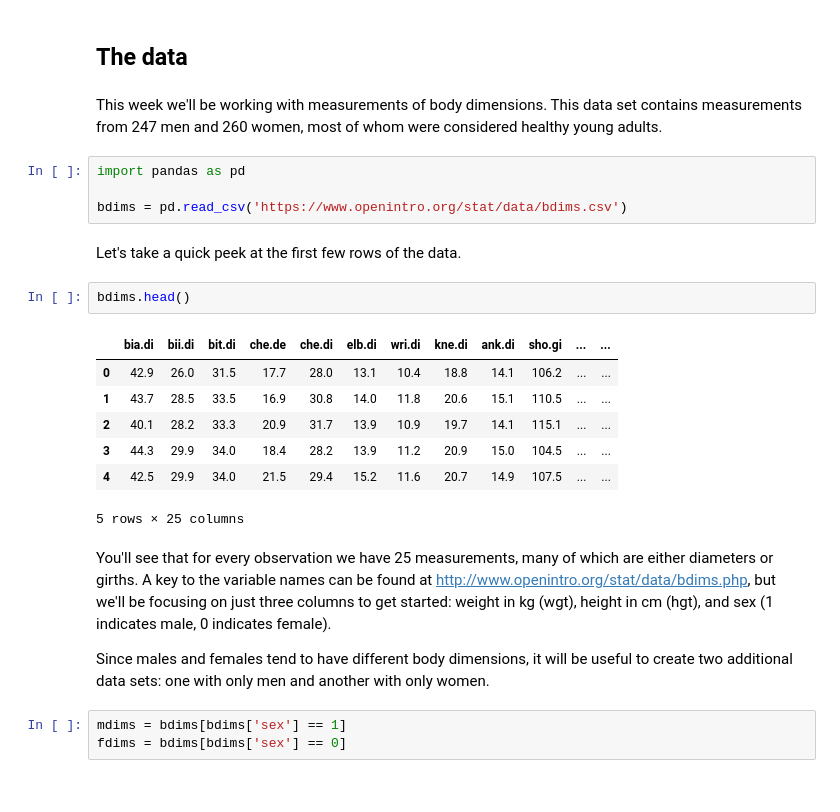
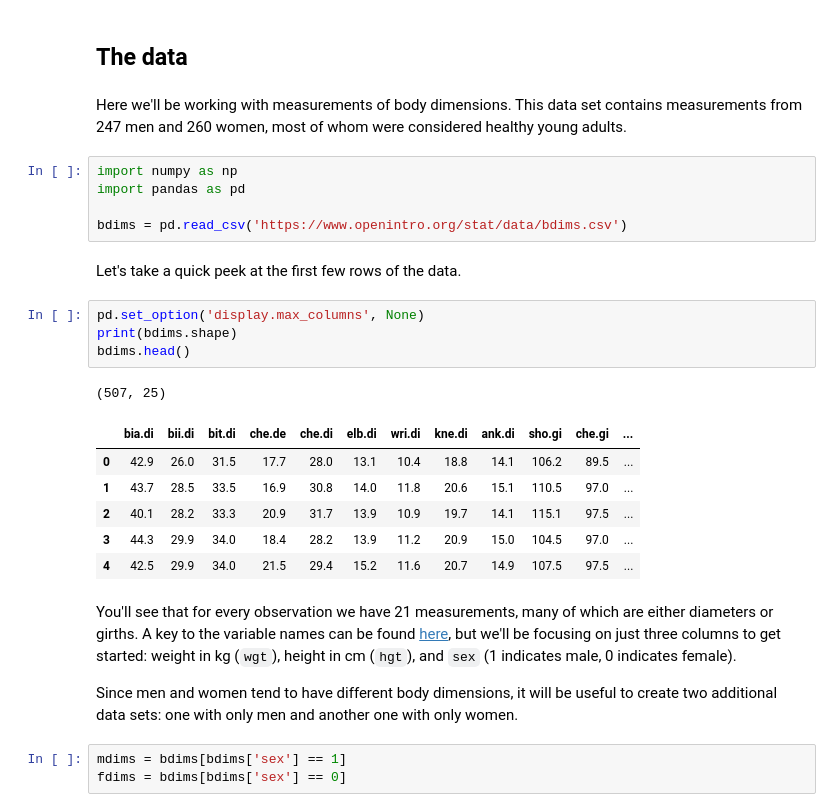
Before and after one commit to vaksakalli/stats_tutorials, a Jupyter notebook: ch4_normal_distribution.ipynb, the cells around one changed output. Saved outputs shown, nothing was run; the diff lists cells and outputs as text.

```diff
--- a/ch4_normal_distribution.ipynb
+++ b/ch4_normal_distribution.ipynb
@@ -14,27 +14,30 @@ if (not os.environ.get('PYTHONHTTPSVERIFY', '') and
 # %% [markdown]
 ## The data
 # %% [markdown]
-This week we'll be working with measurements of body dimensions. This data set contains measurements from 247 men and 260 women, most of whom were considered healthy young adults.
+Here we'll be working with measurements of body dimensions. This data set contains measurements from 247 men and 260 women, most of whom were considered healthy young adults.
 # %%
+import numpy as np
 import pandas as pd
 
 bdims = pd.read_csv('https://www.openintro.org/stat/data/bdims.csv')
 # %% [markdown]
 Let's take a quick peek at the first few rows of the data.
-# %%
-bdims.head()
-# %% [output]
-|  | bia.di | bii.di | bit.di | che.de | che.di | elb.di | wri.di | kne.di | ank.di | sho.gi | ... | ... |
-| 0 | 42.9 | 26.0 | 31.5 | 17.7 | 28.0 | 13.1 | 10.4 | 18.8 | 14.1 | 106.2 | ... | ... |
-| 1 | 43.7 | 28.5 | 33.5 | 16.9 | 30.8 | 14.0 | 11.8 | 20.6 | 15.1 | 110.5 | ... | ... |
-| 2 | 40.1 | 28.2 | 33.3 | 20.9 | 31.7 | 13.9 | 10.9 | 19.7 | 14.1 | 115.1 | ... | ... |
-| 3 | 44.3 | 29.9 | 34.0 | 18.4 | 28.2 | 13.9 | 11.2 | 20.9 | 15.0 | 104.5 | ... | ... |
-| 4 | 42.5 | 29.9 | 34.0 | 21.5 | 29.4 | 15.2 | 11.6 | 20.7 | 14.9 | 107.5 | ... | ... |
-5 rows × 25 columns
+# %%
+pd.set_option('display.max_columns', None)
+print(bdims.shape)
+bdims.head()
+# %% [output]
+(507, 25)
+|  | bia.di | bii.di | bit.di | che.de | che.di | elb.di | wri.di | kne.di | ank.di | sho.gi | che.gi | ... |
+| 0 | 42.9 | 26.0 | 31.5 | 17.7 | 28.0 | 13.1 | 10.4 | 18.8 | 14.1 | 106.2 | 89.5 | ... |
+| 1 | 43.7 | 28.5 | 33.5 | 16.9 | 30.8 | 14.0 | 11.8 | 20.6 | 15.1 | 110.5 | 97.0 | ... |
+| 2 | 40.1 | 28.2 | 33.3 | 20.9 | 31.7 | 13.9 | 10.9 | 19.7 | 14.1 | 115.1 | 97.5 | ... |
+| 3 | 44.3 | 29.9 | 34.0 | 18.4 | 28.2 | 13.9 | 11.2 | 20.9 | 15.0 | 104.5 | 97.0 | ... |
+| 4 | 42.5 | 29.9 | 34.0 | 21.5 | 29.4 | 15.2 | 11.6 | 20.7 | 14.9 | 107.5 | 97.5 | ... |
 # %% [markdown]
-You'll see that for every observation we have 25 measurements, many of which are either diameters or girths. A key to the variable names can be found at http://www.openintro.org/stat/data/bdims.php, but we'll be focusing on just three columns to get started: weight in kg (wgt), height in cm (hgt), and sex (1 indicates male, 0 indicates female).
+You'll see that for every observation we have 21 measurements, many of which are either diameters or girths. A key to the variable names can be found [here](https://www.openintro.org/book/statdata/?data=bdims), but we'll be focusing on just three columns to get started: weight in kg (`wgt`), height in cm (`hgt`), and `sex` (1 indicates male, 0 indicates female).
 
-Since males and females tend to have different body dimensions, it will be useful to create two additional data sets: one with only men and another with only women.
+Since men and women tend to have different body dimensions, it will be useful to create two additional data sets: one with only men and another one with only women.
 # %%
 mdims = bdims[bdims['sex'] == 1]
 fdims = bdims[bdims['sex'] == 0]
```
Also changed, not shown: parts of 16 cells of this notebook.
